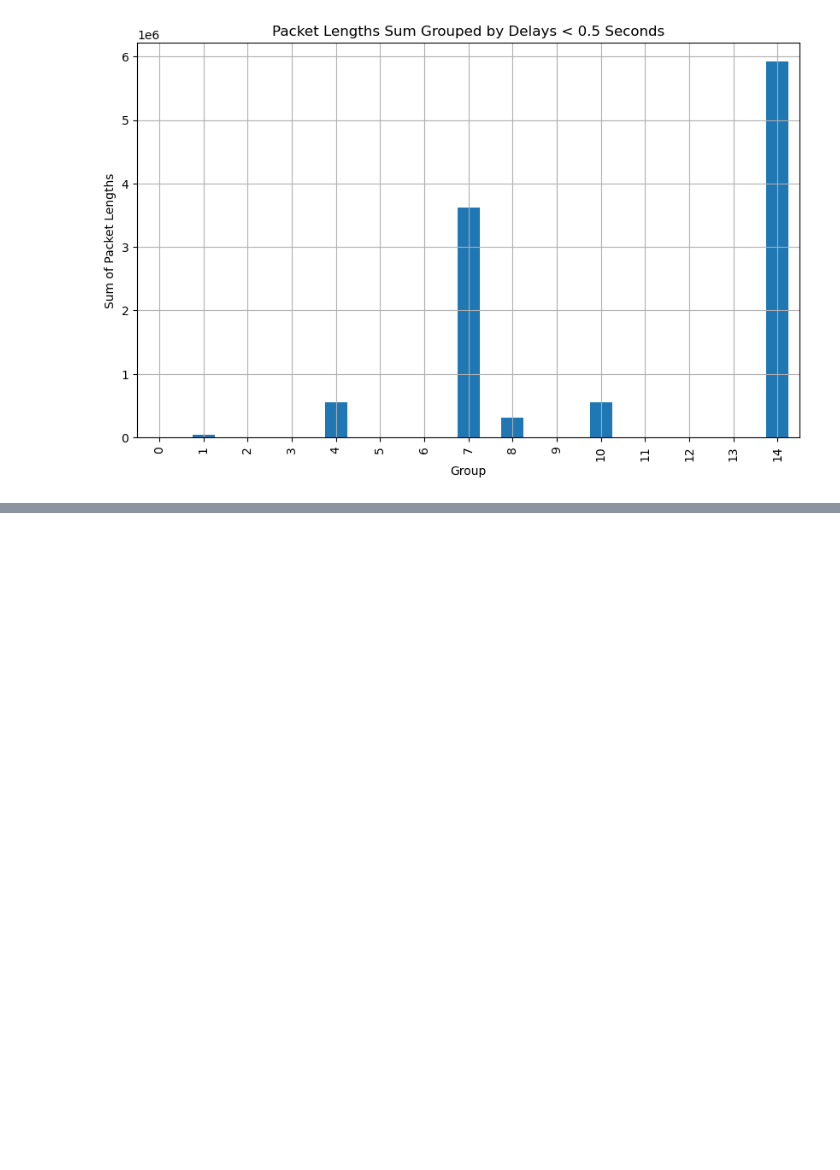
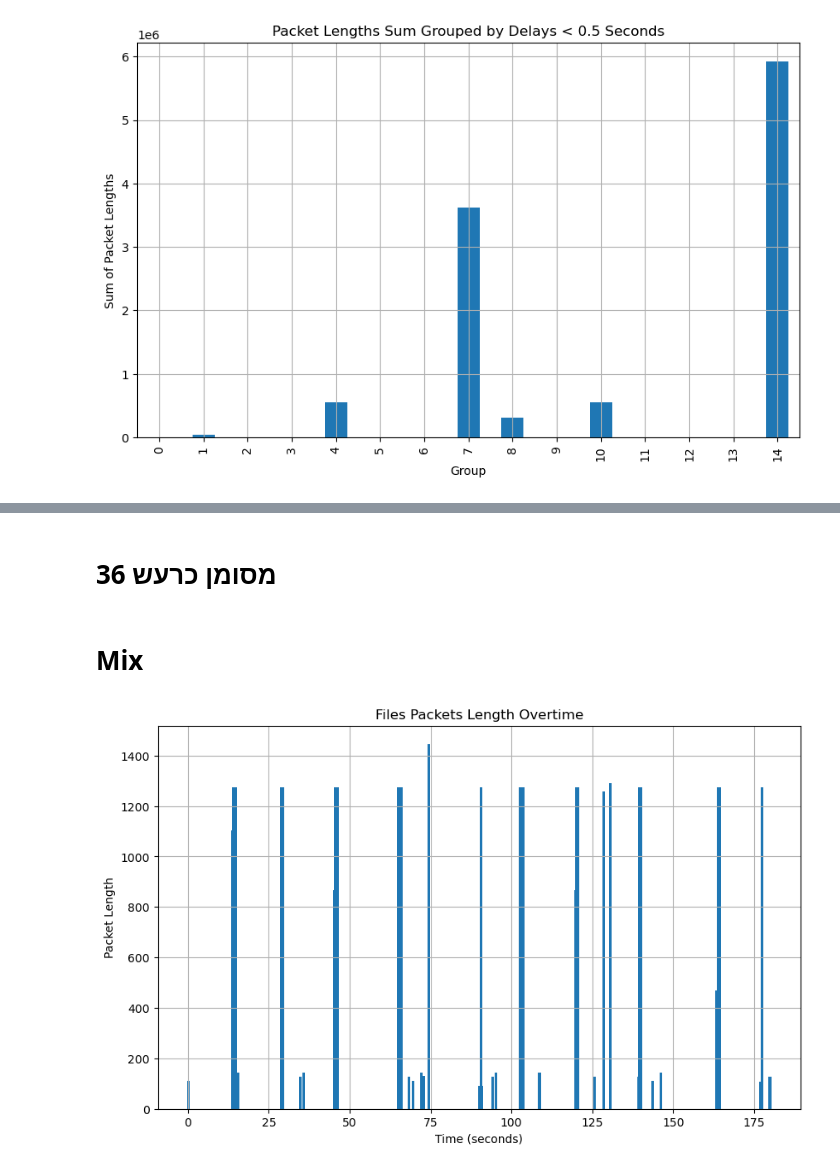
Before and after one commit to Kfirul/Computer_Networks_Final_Project, a Jupyter notebook: Computers Network.ipynb, the cells around one changed output, grey strips where cells are left out. Drawn from its saved outputs; the diff is of its cells as text; code cells hidden in the pictures; blank space fills up the shorter version.

```diff
--- a/Computers Network.ipynb
+++ b/Computers Network.ipynb
@@ -314,0 +323,26 @@ plt.show()
+# %% [markdown]
+# 36 מסומן כרעש
+# %% [markdown]
+# Mix
+# %%
+# Read the CSV file into a DataFrame
+data_Video = pd.read_csv('C:\\Users\\USER\\Desktop\\CsvFiles\\Mix.csv')
+data_Video = data_Video.drop(['No.'] , axis=1)
+data_Video['Delay'] = pd.to_numeric(data_Video['Time']).diff()
+
+# Assuming you have a DataFrame named 'data'
+# Convert 'Time' column to numeric (seconds)
+data_Video['Time'] = pd.to_numeric(data_Video['Time'])
+# Extract the "Length" column and calculate the Ethernet payload lengths
+data_Files_Length = data_Video['Length']  # Subtract Ethernet header length (14 bytes)
+
+# Create the bar graph
+plt.figure(figsize=(10, 6))  # Adjust the figure size as needed
+plt.bar(data_Video['Time'], data_Files_Length)  # Use 'Time' column for x-axis
+plt.xlabel('Time (seconds)')  # Set x-axis label
+plt.ylabel('Packet Length')
+plt.title('Files Packets Length Overtime')
+plt.grid(True)
+plt.show()
+# %% [output]
+[figure, added]
```
Also changed, not shown: parts of 25 cells of this notebook, 12 other files.
